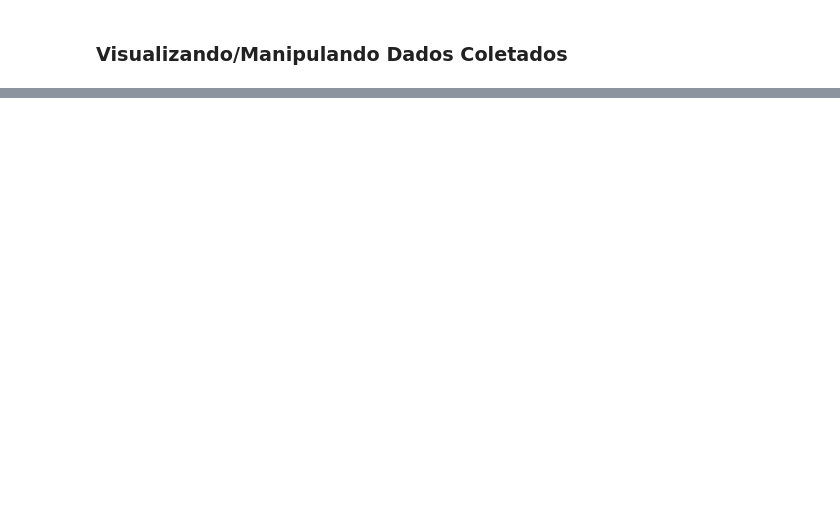
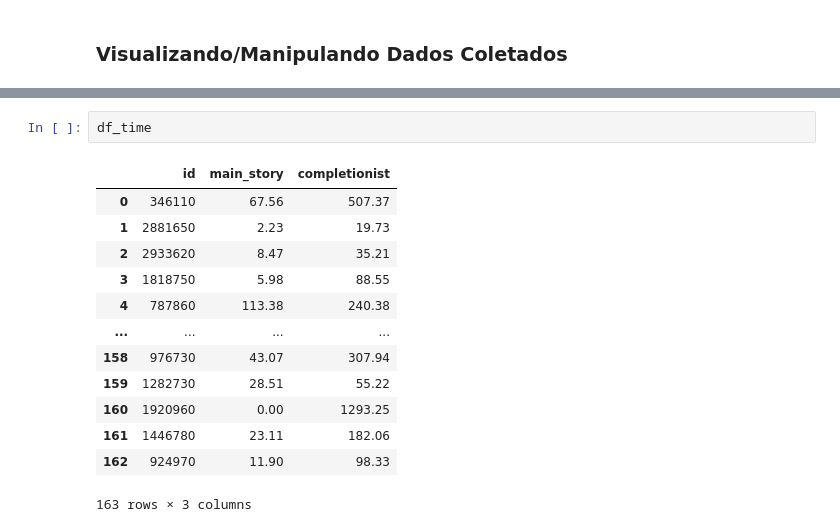
Before and after one commit to AlortCraft/Projeto-ICD-Steam, a Jupyter notebook: main.ipynb, the cells around one changed output, grey strips where cells are left out. Saved outputs shown, nothing was run; the diff lists cells and outputs as text; blank space fills up the shorter version.

```diff
--- a/main.ipynb
+++ b/main.ipynb
@@ -229,0 +355,16 @@ Pesquisa mal sucedida para Wallpaper Engine.
+# %%
+df_time
+# %% [output]
+|  | id | main_story | completionist |
+| 0 | 346110 | 67.56 | 507.37 |
+| 1 | 2881650 | 2.23 | 19.73 |
+| 2 | 2933620 | 8.47 | 35.21 |
+| 3 | 1818750 | 5.98 | 88.55 |
+| 4 | 787860 | 113.38 | 240.38 |
+| ... | ... | ... | ... |
+| 158 | 976730 | 43.07 | 307.94 |
+| 159 | 1282730 | 28.51 | 55.22 |
+| 160 | 1920960 | 0.00 | 1293.25 |
+| 161 | 1446780 | 23.11 | 182.06 |
+| 162 | 924970 | 11.90 | 98.33 |
+163 rows × 3 columns
```
Also changed, not shown: parts of 16 cells of this notebook, 19 other files.
